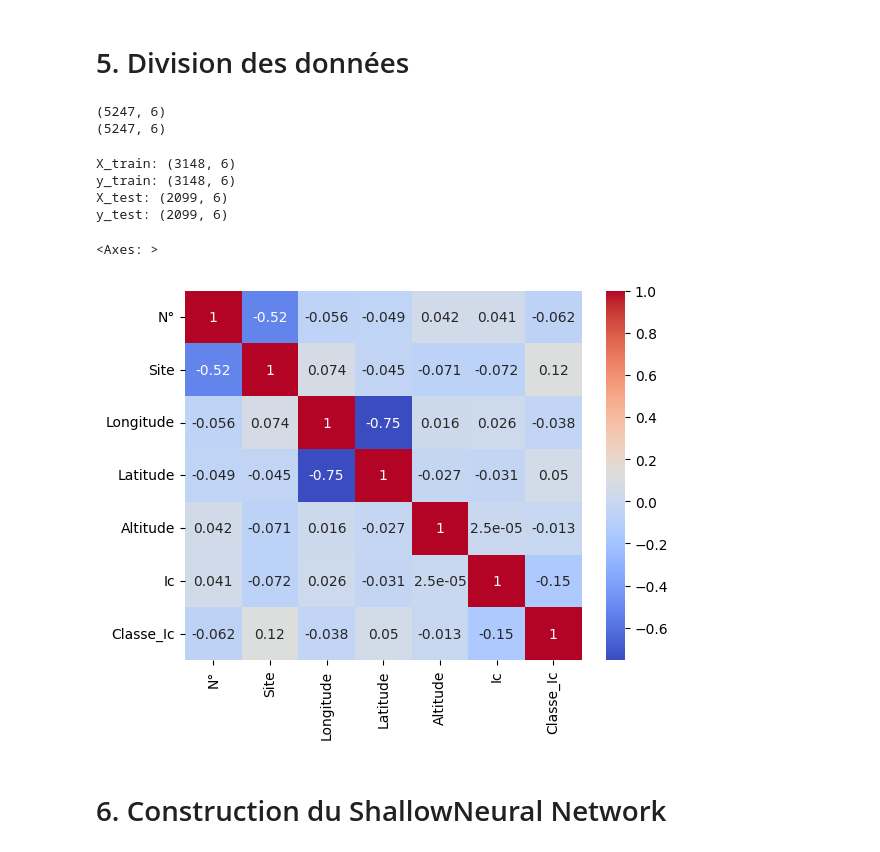
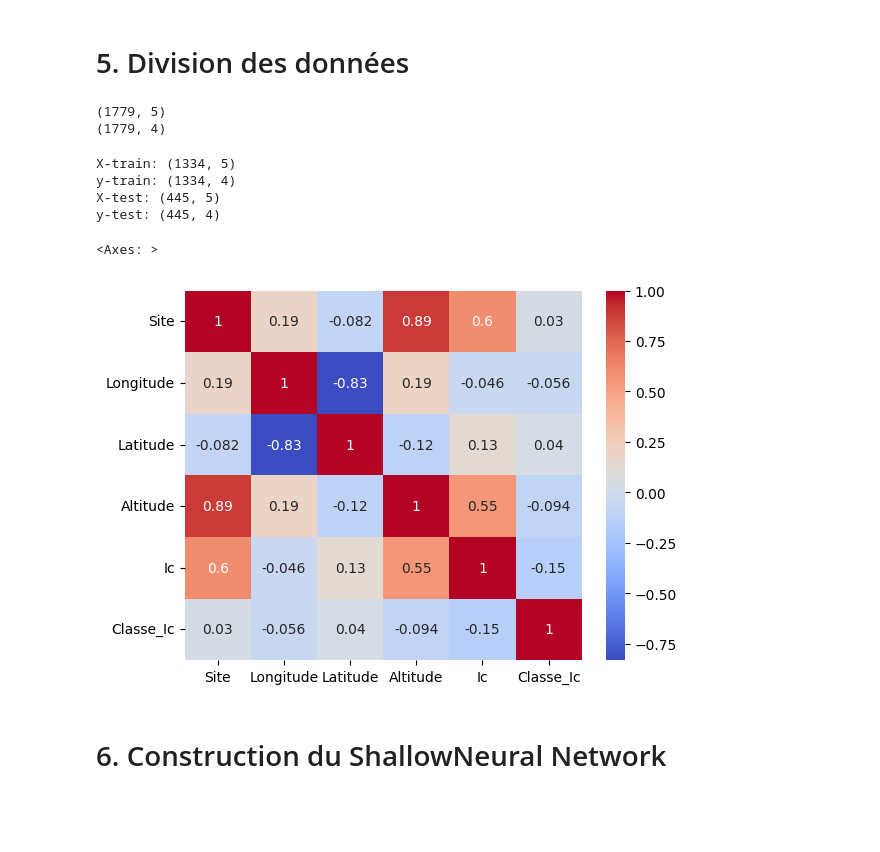
Before and after one commit to JenovicT/Td, a Jupyter notebook: Mining.ipynb, the cells around one changed output. Saved outputs shown, nothing was run; the diff lists cells and outputs as text; code cells hidden in the pictures; blank space fills up the shorter version.

```diff
--- a/Mining.ipynb
+++ b/Mining.ipynb
@@ -80,0 +138,3 @@ Name: count, dtype: int64
+# %%
+classe_Liquide = data[data['Classe_Ic'] == 'Liquide']
+classe_Liquide
@@ -80,0 +155,3 @@ Name: count, dtype: int64
+# %%
+data_concat = pd.concat([classe_Dur, classe_Terne, classe_Mi_Dur, classe_Liquide])
+data_concat
@@ -82,5 +186,5 @@ Name: count, dtype: int64
 list_object = ['Site','Classe_Ic']
 label_encoder = LabelEncoder()
 for type in list_object:
-    data[type] = label_encoder.fit_transform(data[type])
+    data_concat[type] = label_encoder.fit_transform(data_concat[type])
 # %%
@@ -133 +235,4 @@ Classe_Ic
 Name: count, dtype: int64
+# %%
+data_concat = data_concat.drop('N°', axis=1)
+data_concat.head()
@@ -140,7 +272,7 @@ y = to_categorical(y_)
 # %%
 print(X.shape)
-print(y.shape)
+print(y_.shape)
 # %% [output]
-(5247, 6)
-(5247, 6)
+(1779, 5)
+(1779, 4)
 # %%
@@ -148,19 +280,19 @@ X_train, X_test, y_train, y_test = train_test_split( X, y, test_size=0.4, random
 # %%
-print("X_train:", X_train.shape)
-print("y_train:", y_train.shape)
-print("X_test:", X_test.shape)
-print("y_test:", y_test.shape)
+print("X-train:", X_train.shape)
+print("y-train:", y_train.shape)
+print("X-test:", X_test.shape)
+print("y-test:", y_test.shape)
 # %% [output]
-X_train: (3148, 6)
-y_train: (3148, 6)
-X_test: (2099, 6)
-y_test: (2099, 6)
+X-train: (1334, 5)
+y-train: (1334, 4)
+X-test: (445, 5)
+y-test: (445, 4)
 # %%
 import seaborn as sns
-sns.heatmap(data.corr(), annot =True, cmap='coolwarm')
+sns.heatmap(data_concat.corr(), annot =True, cmap='coolwarm')
 # %% [output]
 <Axes: >
-[figure, old version]
+[figure, new version]
 # %% [markdown]
 # 6. Construction du ShallowNeural Network
 # %%
```
Also changed, not shown: parts of 42 cells of this notebook.
